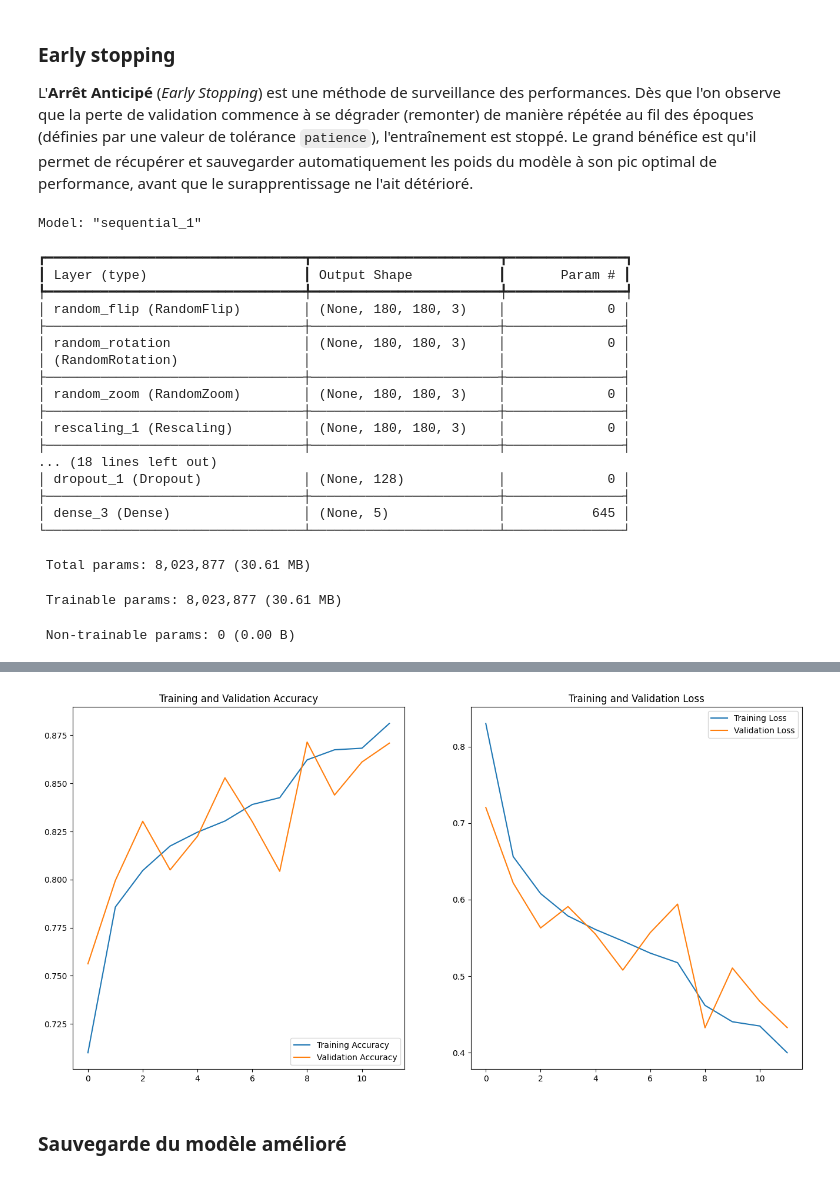
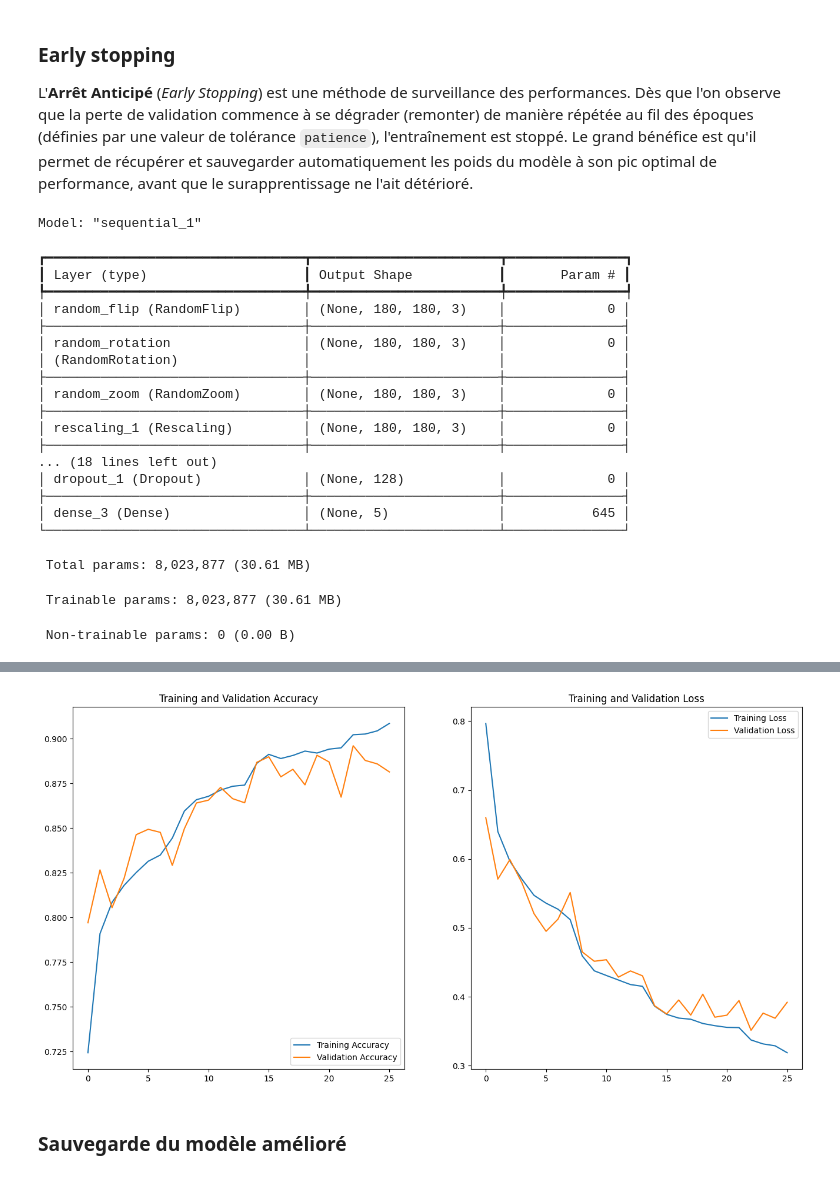
Before and after one commit to Charlyhno-eng/projet-leyenda, a Jupyter notebook: livrables/livrable1/livrable1.ipynb, the cells around one changed output, grey strips where cells are left out. Cells and saved outputs as stored; diff of their text form; code cells hidden in the pictures.

Commit message:
Revert "sauvegarde des poids + best models"
This reverts commit 7c99289576d38466dafef8ac7bb1fd2b8b7cd732.

```diff
--- a/livrables/livrable1/livrable1.ipynb
+++ b/livrables/livrable1/livrable1.ipynb
@@ -318,11 +326,10 @@ Parfois, le réseau atteint un "plateau" où la perte ne diminue plus : on tourn
 L'**Arrêt Anticipé** (*Early Stopping*) est une méthode de surveillance des performances. Dès que l'on observe que la perte de validation commence à se dégrader (remonter) de manière répétée au fil des époques (définies par une valeur de tolérance `patience`), l'entraînement est stoppé. Le grand bénéfice est qu'il permet de récupérer et sauvegarder automatiquement les poids du modèle à son pic optimal de performance, avant que le surapprentissage ne l'ait détérioré.
 # %%
 # Early stopping
-# Si aucune amélioration n'est constatée au bout de 6 epochs, on arrête l'entraînement et on restaure les poids du meilleur modèle.
+# Si aucune amélioration n'est constatée au bout de 3 epochs, on arrête l'entraînement et on restaure les poids du meilleur modèle.
 early_stopping = tf.keras.callbacks.EarlyStopping(
     monitor='val_loss',
-    patience=6,
-    min_delta=1e-3,
+    patience=3,
     restore_best_weights=True
 )
 
@@ -332,7 +339,7 @@ early_stopping = tf.keras.callbacks.EarlyStopping(
 learning_rate_scheduler = tf.keras.callbacks.ReduceLROnPlateau(
     monitor='val_loss',
     factor=0.5,
-    patience=3,
+    patience=2,
     min_lr=1e-6
 )
 
@@ -346,13 +353,10 @@ improved_model = Sequential([
     # Création des couches
     layers.Rescaling(1./255, input_shape=(IMAGE_HEIGHT, IMAGE_WIDTH, 3)),
     layers.Conv2D(32, 3, padding='same', activation='relu', kernel_regularizer=tf.keras.regularizers.l2(0.001)),
-    layers.BatchNormalization(),
     layers.MaxPooling2D(),
     layers.Conv2D(64, 3, padding='same', activation='relu', kernel_regularizer=tf.keras.regularizers.l2(0.001)),
-    layers.BatchNormalization(),
     layers.MaxPooling2D(),
     layers.Conv2D(128, 3, padding='same', activation='relu', kernel_regularizer=tf.keras.regularizers.l2(0.001)),
-    layers.BatchNormalization(),
     layers.MaxPooling2D(),
 
     # Supprimer certains neurones de la couche précédente pour éviter le surapprentissage
@@ -364,7 +368,7 @@ improved_model = Sequential([
 ])
 
 # Réduction du learning rate afin d'améliorer les performances de généralisation du modèle
-optimizer = tf.keras.optimizers.Adam(learning_rate=0.0003)
+optimizer = tf.keras.optimizers.Adam(learning_rate=0.0005)
 
 # Compilation du model
 improved_model.compile(
@@ -379,7 +383,7 @@ improved_model.summary()
 history_imp_model = improved_model.fit(
     train_set,
     validation_data=test_set,
-    epochs=60,
+    epochs=40,
     callbacks=[early_stopping, learning_rate_scheduler]
 )
 
@@ -446,4 +450,4 @@ Epoch 12/40
-[figure, old version]
+[figure, new version]
 # %% [markdown]
 ### Sauvegarde du modèle amélioré
 # %%
```
Also changed, not shown: parts of 12 cells of this notebook, 3 other files.
